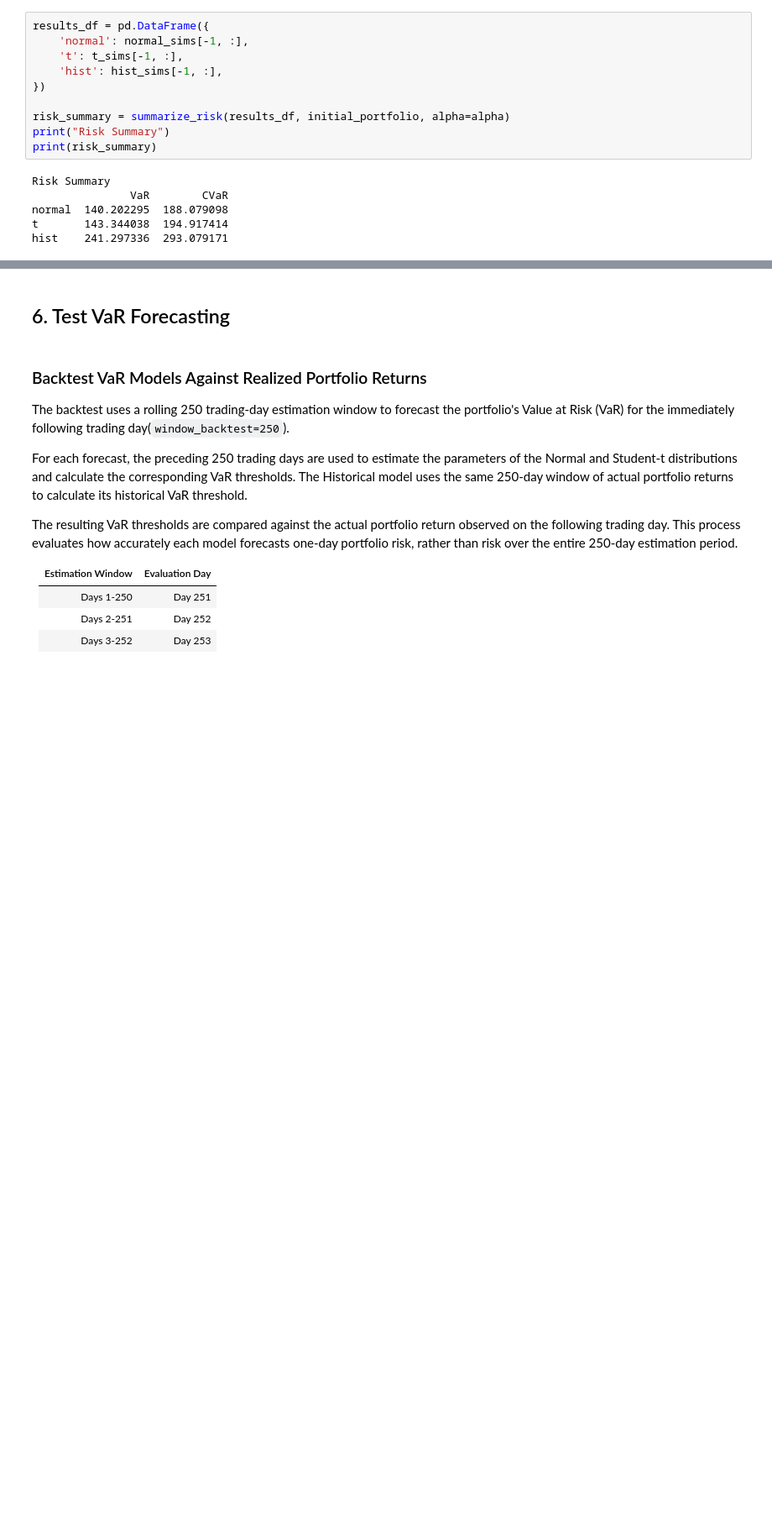
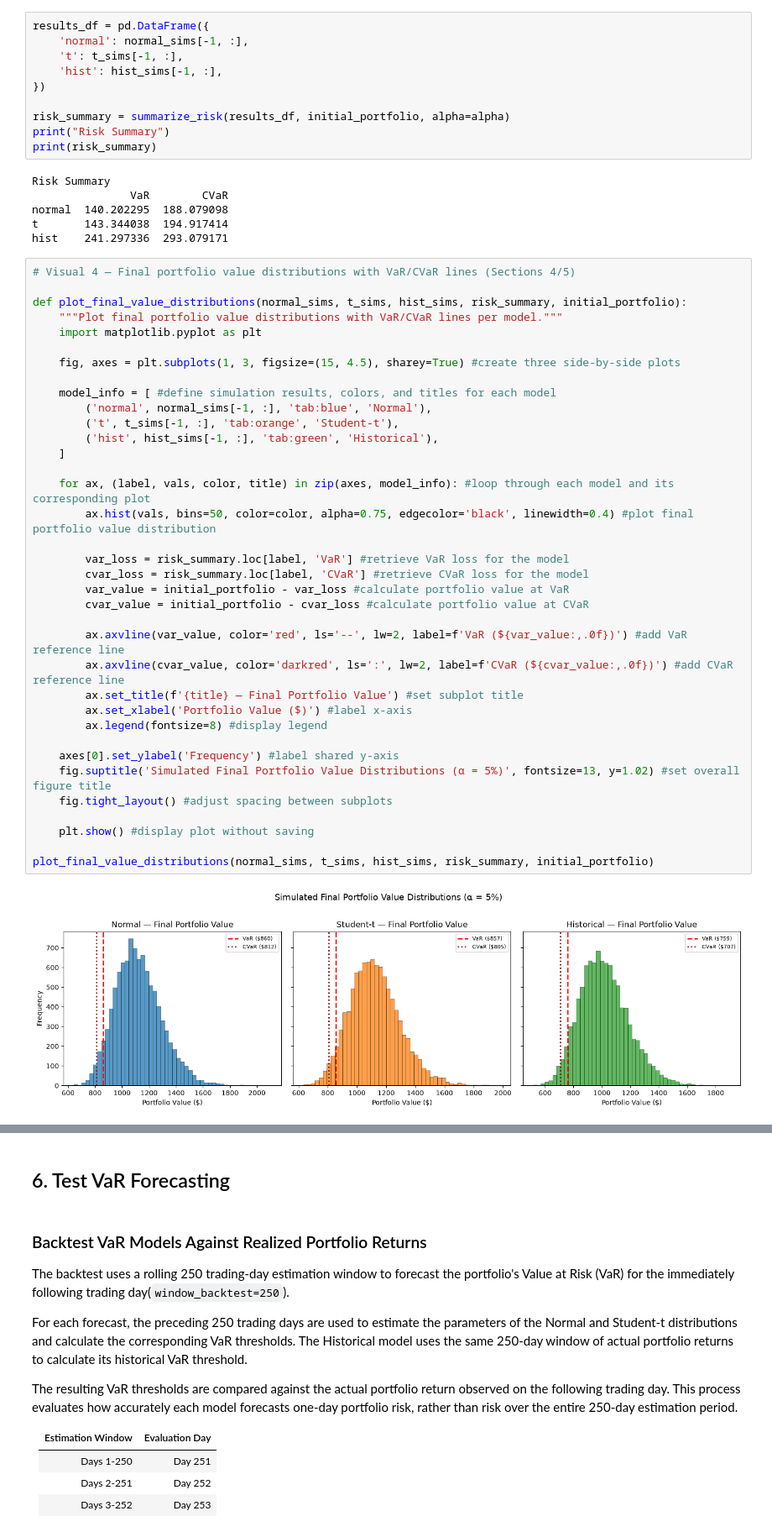
Before and after one commit to ahalbert36-bit/monteCarloPractice, a Jupyter notebook: MQF_Portfolio_Risk/notebook.ipynb, the cells around one changed output, grey strips where cells are left out. Shown at 84% size. Cells and saved outputs as stored; diff of their text form; blank space fills up the shorter version.

```diff
--- a/MQF_Portfolio_Risk/notebook.ipynb
+++ b/MQF_Portfolio_Risk/notebook.ipynb
@@ -393,3 +450,41 @@ Risk Summary
 normal  140.202295  188.079098
 t       143.344038  194.917414
 hist    241.297336  293.079171
+# %%
+# Visual 4 — Final portfolio value distributions with VaR/CVaR lines (Sections 4/5)
+
+def plot_final_value_distributions(normal_sims, t_sims, hist_sims, risk_summary, initial_portfolio):
+    """Plot final portfolio value distributions with VaR/CVaR lines per model."""
+    import matplotlib.pyplot as plt
+
+    fig, axes = plt.subplots(1, 3, figsize=(15, 4.5), sharey=True) #create three side-by-side plots
+
+    model_info = [ #define simulation results, colors, and titles for each model
+        ('normal', normal_sims[-1, :], 'tab:blue', 'Normal'),
+        ('t', t_sims[-1, :], 'tab:orange', 'Student-t'),
+        ('hist', hist_sims[-1, :], 'tab:green', 'Historical'),
+    ]
+
+    for ax, (label, vals, color, title) in zip(axes, model_info): #loop through each model and its corresponding plot
+        ax.hist(vals, bins=50, color=color, alpha=0.75, edgecolor='black', linewidth=0.4) #plot final portfolio value distribution
+
+        var_loss = risk_summary.loc[label, 'VaR'] #retrieve VaR loss for the model
+        cvar_loss = risk_summary.loc[label, 'CVaR'] #retrieve CVaR loss for the model
+        var_value = initial_portfolio - var_loss #calculate portfolio value at VaR
+        cvar_value = initial_portfolio - cvar_loss #calculate portfolio value at CVaR
+
+        ax.axvline(var_value, color='red', ls='--', lw=2, label=f'VaR (${var_value:,.0f})') #add VaR reference line
+        ax.axvline(cvar_value, color='darkred', ls=':', lw=2, label=f'CVaR (${cvar_value:,.0f})') #add CVaR reference line
+        ax.set_title(f'{title} — Final Portfolio Value') #set subplot title
+        ax.set_xlabel('Portfolio Value ($)') #label x-axis
+        ax.legend(fontsize=8) #display legend
+
+    axes[0].set_ylabel('Frequency') #label shared y-axis
+    fig.suptitle('Simulated Final Portfolio Value Distributions (α = 5%)', fontsize=13, y=1.02) #set overall figure title
+    fig.tight_layout() #adjust spacing between subplots
+
+    plt.show() #display plot without saving
+
+plot_final_value_distributions(normal_sims, t_sims, hist_sims, risk_summary, initial_portfolio)
+# %% [output]
+[figure, added]
```
Also changed, not shown: parts of 11 cells of this notebook, 9 other files.
